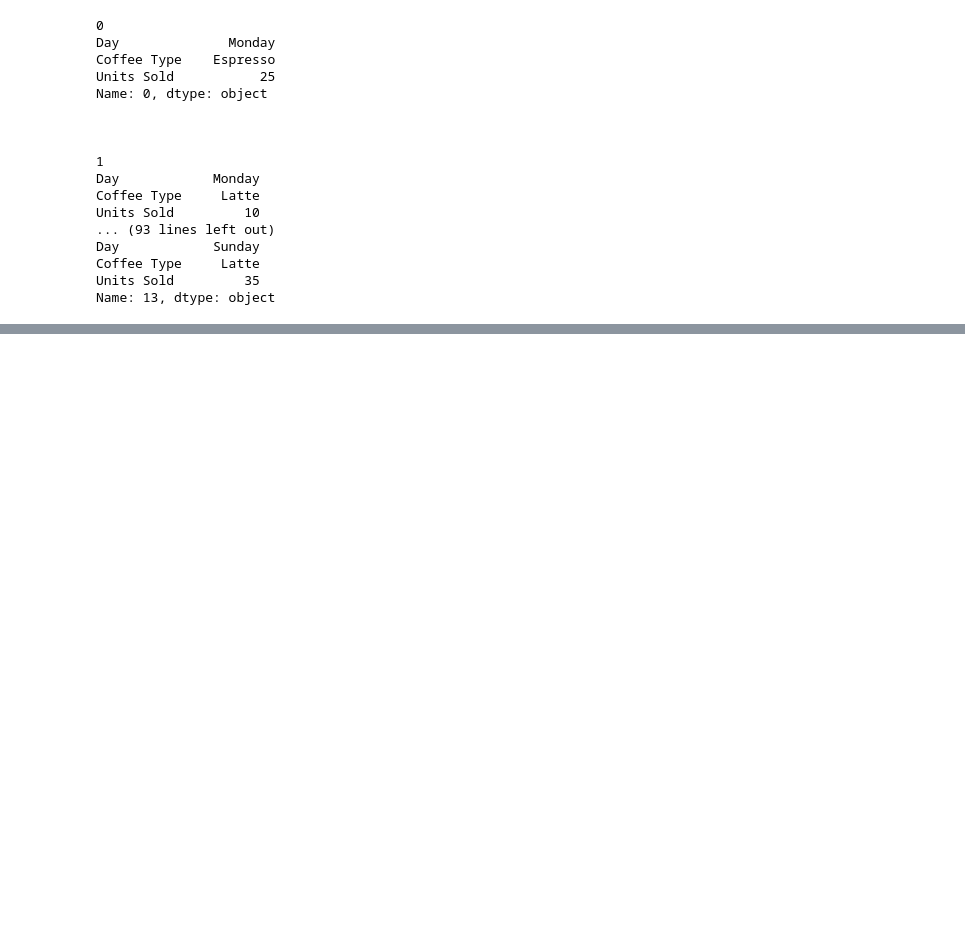
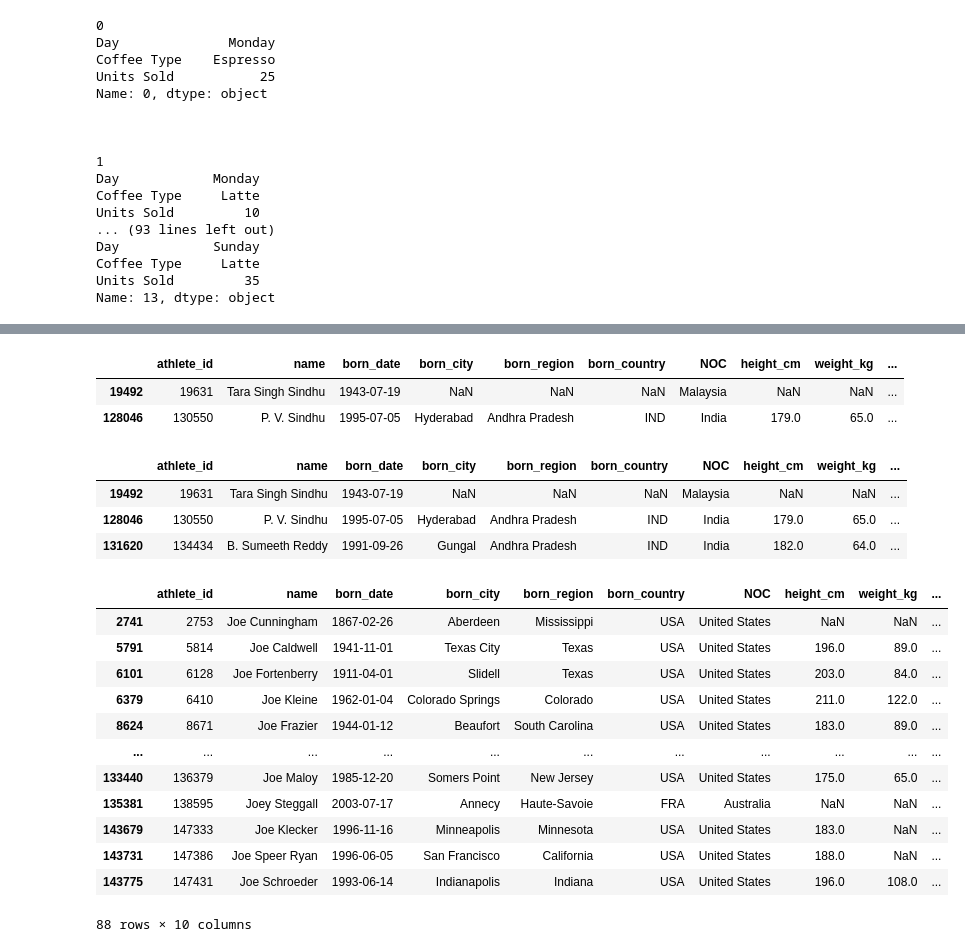
Before and after one commit to karthik4626/Pandas, a Jupyter notebook: pandas.ipynb, the cells around one changed output, grey strips where cells are left out. Cells and saved outputs as stored; diff of their text form; code cells hidden in the pictures; blank space fills up the shorter version.

```diff
--- a/pandas.ipynb
+++ b/pandas.ipynb
@@ -272,0 +346,32 @@ Name: 13, dtype: object
+# %%
+# Filter by string conditions
+bios[bios["name"].str.contains("Sindhu",case=False)]
+# %% [output]
+|  | athlete_id | name | born_date | born_city | born_region | born_country | NOC | height_cm | weight_kg | ... |
+| 19492 | 19631 | Tara Singh Sindhu | 1943-07-19 | NaN | NaN | NaN | Malaysia | NaN | NaN | ... |
+| 128046 | 130550 | P. V. Sindhu | 1995-07-05 | Hyderabad | Andhra Pradesh | IND | India | 179.0 | 65.0 | ... |
+# %%
+# Regex syntax
+bios[bios['name'].str.contains('Sindhu|Sumeeth ', case=False)]
+# %% [output]
+|  | athlete_id | name | born_date | born_city | born_region | born_country | NOC | height_cm | weight_kg | ... |
+| 19492 | 19631 | Tara Singh Sindhu | 1943-07-19 | NaN | NaN | NaN | Malaysia | NaN | NaN | ... |
+| 128046 | 130550 | P. V. Sindhu | 1995-07-05 | Hyderabad | Andhra Pradesh | IND | India | 179.0 | 65.0 | ... |
+| 131620 | 134434 | B. Sumeeth Reddy | 1991-09-26 | Gungal | Andhra Pradesh | IND | India | 182.0 | 64.0 | ... |
+# %%
+## isin method & startswith
+bios[bios['born_country'].isin(["USA", "FRA"]) & (bios['name'].str.startswith("Joe"))]
+# %% [output]
+|  | athlete_id | name | born_date | born_city | born_region | born_country | NOC | height_cm | weight_kg | ... |
+| 2741 | 2753 | Joe Cunningham | 1867-02-26 | Aberdeen | Mississippi | USA | United States | NaN | NaN | ... |
+| 5791 | 5814 | Joe Caldwell | 1941-11-01 | Texas City | Texas | USA | United States | 196.0 | 89.0 | ... |
+| 6101 | 6128 | Joe Fortenberry | 1911-04-01 | Slidell | Texas | USA | United States | 203.0 | 84.0 | ... |
+| 6379 | 6410 | Joe Kleine | 1962-01-04 | Colorado Springs | Colorado | USA | United States | 211.0 | 122.0 | ... |
+| 8624 | 8671 | Joe Frazier | 1944-01-12 | Beaufort | South Carolina | USA | United States | 183.0 | 89.0 | ... |
+| ... | ... | ... | ... | ... | ... | ... | ... | ... | ... | ... |
+| 133440 | 136379 | Joe Maloy | 1985-12-20 | Somers Point | New Jersey | USA | United States | 175.0 | 65.0 | ... |
+| 135381 | 138595 | Joey Steggall | 2003-07-17 | Annecy | Haute-Savoie | FRA | Australia | NaN | NaN | ... |
+| 143679 | 147333 | Joe Klecker | 1996-11-16 | Minneapolis | Minnesota | USA | United States | 183.0 | NaN | ... |
+| 143731 | 147386 | Joe Speer Ryan | 1996-06-05 | San Francisco | California | USA | United States | 188.0 | NaN | ... |
+| 143775 | 147431 | Joe Schroeder | 1993-06-14 | Indianapolis | Indiana | USA | United States | 196.0 | 108.0 | ... |
+88 rows × 10 columns
```
Also changed, not shown: parts of 8 cells of this notebook.
